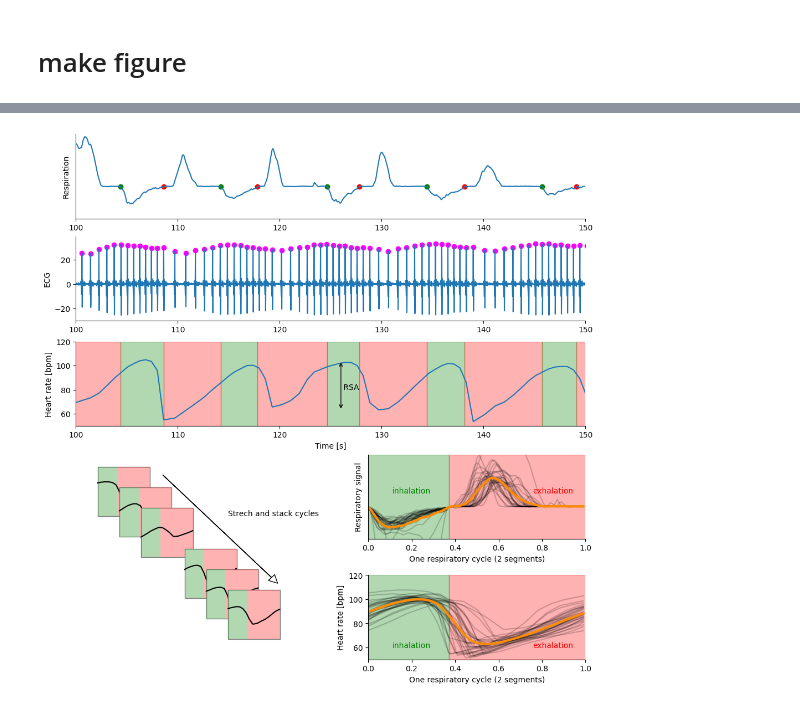
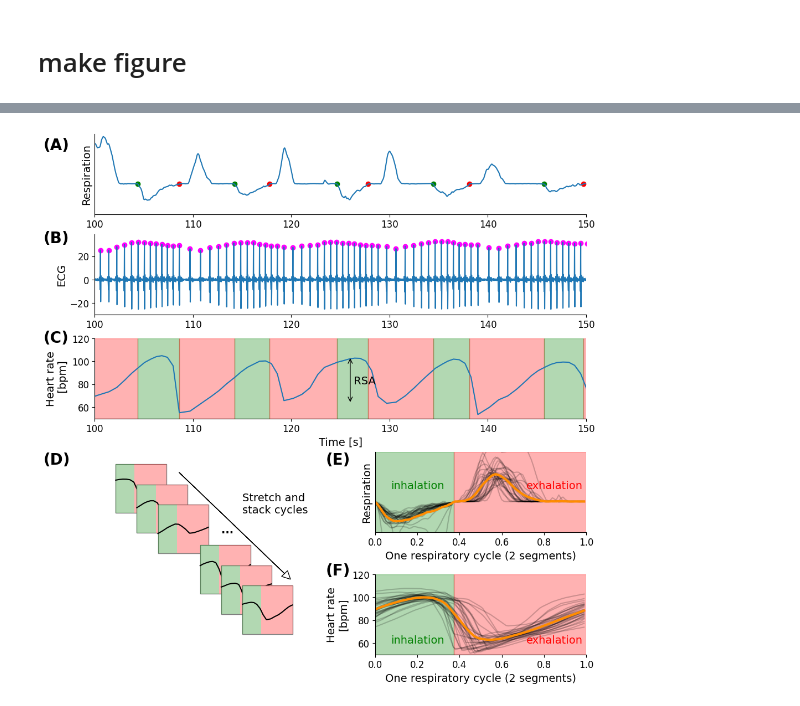
Before and after one commit to samuelgarcia/physio_benchmark, a Jupyter notebook: figure_2_method.ipynb, the cells around one changed output, grey strips where cells are left out. Cells and saved outputs as stored; diff of their text form; code cells hidden in the pictures.

```diff
--- a/figure_2_method.ipynb
+++ b/figure_2_method.ipynb
@@ -13,6 +17,13 @@ import numpy as np
 import matplotlib.pyplot as plt
 
 import physio
+# %%
+plt.rcParams.update({
+    'font.size': 14,
+    'xtick.labelsize': 12,
+    'ytick.labelsize': 12,
+
+})
 # %%
 data_folder = Path('/home/samuel/Documents/physio_benchmark/data')
 
@@ -42,4 +53,4 @@ ax.set_xlim(100, 150)
 # %% [markdown]
 # compute ecg rpeak, resp cycle and rsa
 # %%
-ecg, ecg_peaks = physio.compute_ecg(raw_ecg, srate, parameter_set='simple_ecg')
+ecg, ecg_peaks = physio.compute_ecg(raw_ecg, srate, parameter_preset='human_ecg')
@@ -58,3 +57,6 @@ resp, resp_cycles = physio.compute_respiration(raw_resp, srate, parameter_set='h
+# %%
+
+resp, resp_cycles = physio.compute_respiration(raw_resp, srate, parameter_preset='human_airflow')
 # %%
 rate_times = np.arange(0,  times[-1] + 1/50., 1/50.) # 50Hz
 instantaneous_cardiac_rate = physio.compute_instantaneous_rate(ecg_peaks, rate_times,
@@ -103,4 +102,5 @@ def simpleaxis(ax):
 # %%
+# this function create the panel (D)
 def sketch_stack_cycles(ax):
 
     for k in ('top', 'right', 'left', 'bottom'):
@@ -130,9 +130,10 @@ def sketch_stack_cycles(ax):
         ax.plot(cycle_phase * w + x, cycle_value + y + w /2 - np.mean(cycle_value), color='black', zorder=z + 5)
 
     ax.arrow(250, 500, 250, -250, head_width=20, head_length=20, fc='w', ec='k')
-    ax.text(400, 400, "Strech and stack cycles")
+    ax.text(350, 350, "...", weight='bold',)
+    ax.text(400, 400, "Stretch and\nstack cycles")
 
     ax.set_xlim(50, 550)
     ax.set_ylim(50, 550)
-# fig, ax = plt.subplots(figsize=(5, 5))
-# sketch_stack_cycles(ax)
+fig, ax = plt.subplots(figsize=(5, 5))
+sketch_stack_cycles(ax)
@@ -139,11 +142,8 @@ def sketch_stack_cycles(ax):
 # %%
-
-# fig, axs = plt.subplots(sharex=True, nrows=3, figsize=(10, 10))
 fig = plt.figure(layout="constrained", figsize=(10, 10))
 gs = plt.GridSpec(nrows=5, ncols=4, figure=fig)
 
-# ax = axs[0]
-ax = fig.add_subplot(gs[0, :])
+ax = ax_A = fig.add_subplot(gs[0, :])
 simpleaxis(ax)
 ax.set_ylabel('Respiration')
 ax.plot(times, resp)
@@ -154,17 +154,15 @@ ax.scatter(times[expi_index], resp[expi_index], marker='o', color='red')
 ax.set_yticks([])
 ax.set_ylim(-1750, -1450)
 
-# ax = axs[1]
-ax = fig.add_subplot(gs[1, :],  sharex=ax)
+ax = ax_B = fig.add_subplot(gs[1, :],  sharex=ax)
 ax.set_ylabel('ECG')
 simpleaxis(ax)
 ax.plot(times, ecg)
 ecg_peak_ind = ecg_peaks['peak_index'].values
 ax.scatter(times[ecg_peak_ind], ecg[ecg_peak_ind], marker='o', color='magenta')
 
-# ax = axs[2]
-ax = fig.add_subplot(gs[2, :], sharex=ax)
-ax.set_ylabel('Heart rate [bpm]')
+ax = ax_C = fig.add_subplot(gs[2, :], sharex=ax)
+ax.set_ylabel('Heart rate\n [bpm]')
 simpleaxis(ax)
 ax.plot(rate_times, instantaneous_cardiac_rate)
 for c, cycle in resp_cycles.iterrows():
@@ -177,47 +175,46 @@ ax.text(126, 80, ' RSA', ha='left')
 ax.set_xlabel('Time [s]')
 
 
-ax = fig.add_subplot(gs[3:, :2])
+ax = ax_D = fig.add_subplot(gs[3:, :2])
 sketch_stack_cycles(ax)
 
 
-ax = fig.add_subplot(gs[3, 2:])
+ax = ax_E = fig.add_subplot(gs[3, 2:])
 simpleaxis(ax)
-# ax.plot(one_cycle, cyclic_cardiac_rate_1seg.T, color='k', alpha=0.2)
-# ax.plot(one_cycle, np.mean(cyclic_cardiac_rate_2seg, axis=0), color='darkorange', lw=3)
-# ax.set_ylim(50, 120)
-# ax.set_ylabel('Heart rate [bpm]')
-# ax.set_xlabel('One respiratory cycle (1 segment)')
-# ax.set_xlim(0, 1)
 ax.plot(one_cycle, cyclic_resp_2seg.T, color='k', alpha=0.2)
 ax.plot(one_cycle, np.mean(cyclic_resp_2seg, axis=0), color='darkorange', lw=3)
 ax.axvspan(0, inspi_ratio, color='g', alpha=0.3)
 ax.axvspan(inspi_ratio, 1, color='r', alpha=0.3)
-# ax.set_ylim(50, 120)
-ax.set_ylabel('Respiratory signal')
+ax.set_ylabel('Respiration')
 ax.text(0.2, -1600, 'inhalation', ha='center', color='g')
 ax.text(0.85, -1600, 'exhalation', ha='center', color='r')
 ax.set_xlabel('One respiratory cycle (2 segments)')
 ax.set_xlim(0, 1)
 ax.set_yticks([])
 ax.set_ylim(-1720, -1500)
 
 
-
-
-ax = fig.add_subplot(gs[4, 2:])
+ax = ax_F = fig.add_subplot(gs[4, 2:])
 simpleaxis(ax)
 ax.plot(one_cycle, cyclic_cardiac_rate_2seg.T, color='k', alpha=0.2)
 ax.plot(one_cycle, np.mean(cyclic_cardiac_rate_2seg, axis=0), color='darkorange', lw=3)
 ax.axvspan(0, inspi_ratio, color='g', alpha=0.3)
 ax.axvspan(inspi_ratio, 1, color='r', alpha=0.3)
 ax.set_ylim(50, 120)
-ax.set_ylabel('Heart rate [bpm]')
+ax.set_ylabel('Heart rate\n[bpm]')
 ax.text(0.2, 60, 'inhalation', ha='center', color='g')
 ax.text(0.85, 60, 'exhalation', ha='center', color='r')
 ax.set_xlabel('One respiratory cycle (2 segments)')
 ax.set_xlim(0, 1)
 
+
+fig.text(0.0, 0.99, '(A)', weight='bold', fontsize=20, va='top')
+fig.text(0.0, 0.80, '(B)', weight='bold', fontsize=20)
+fig.text(0.0, 0.62, '(C)', weight='bold', fontsize=20)
+fig.text(0.0, 0.40, '(D)', weight='bold', fontsize=20)
+fig.text(0.51, 0.40, '(E)', weight='bold', fontsize=20)
+fig.text(0.51, 0.20, '(F)', weight='bold', fontsize=20)
+
 fig.savefig('figure2.png')
 # %% [output]
-[figure, old version]
+[figure, new version]
```
Also changed, not shown: parts of 6 cells of this notebook, 2 other files.
